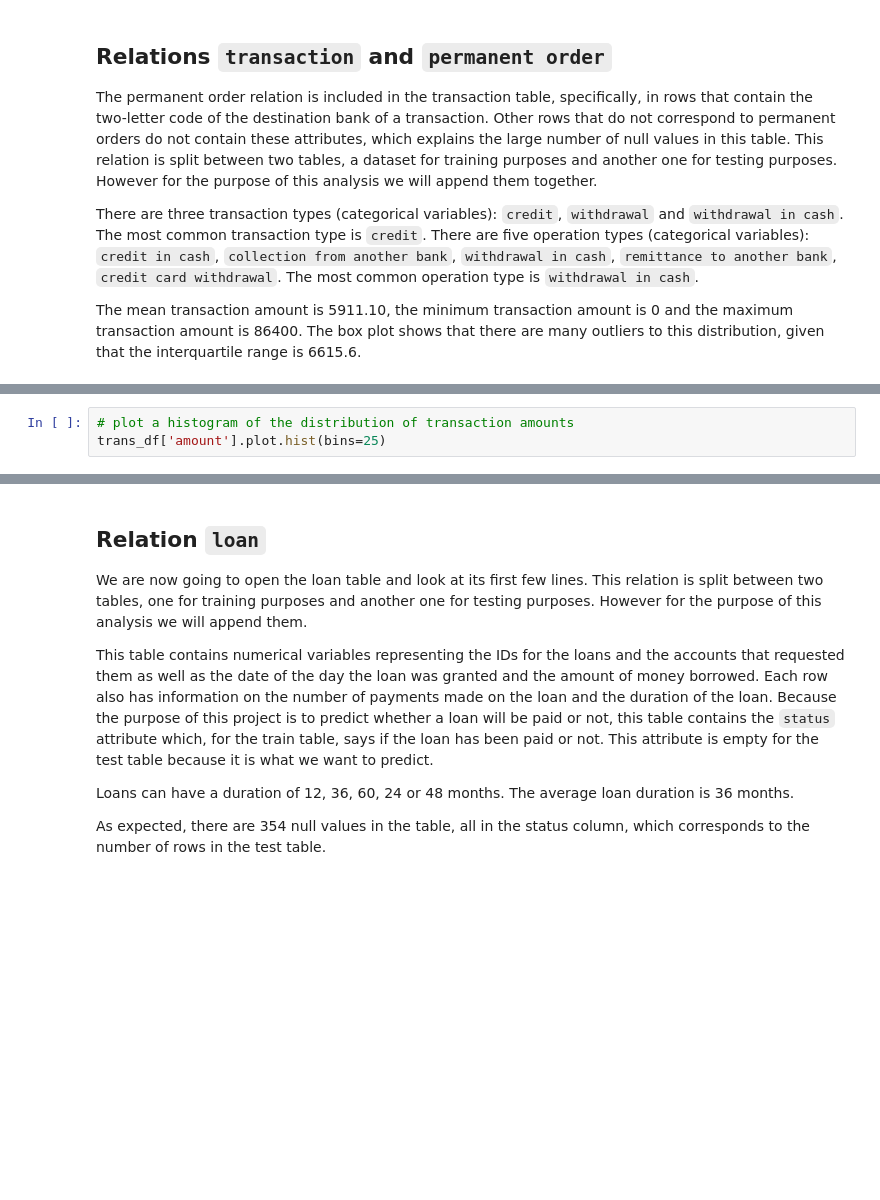
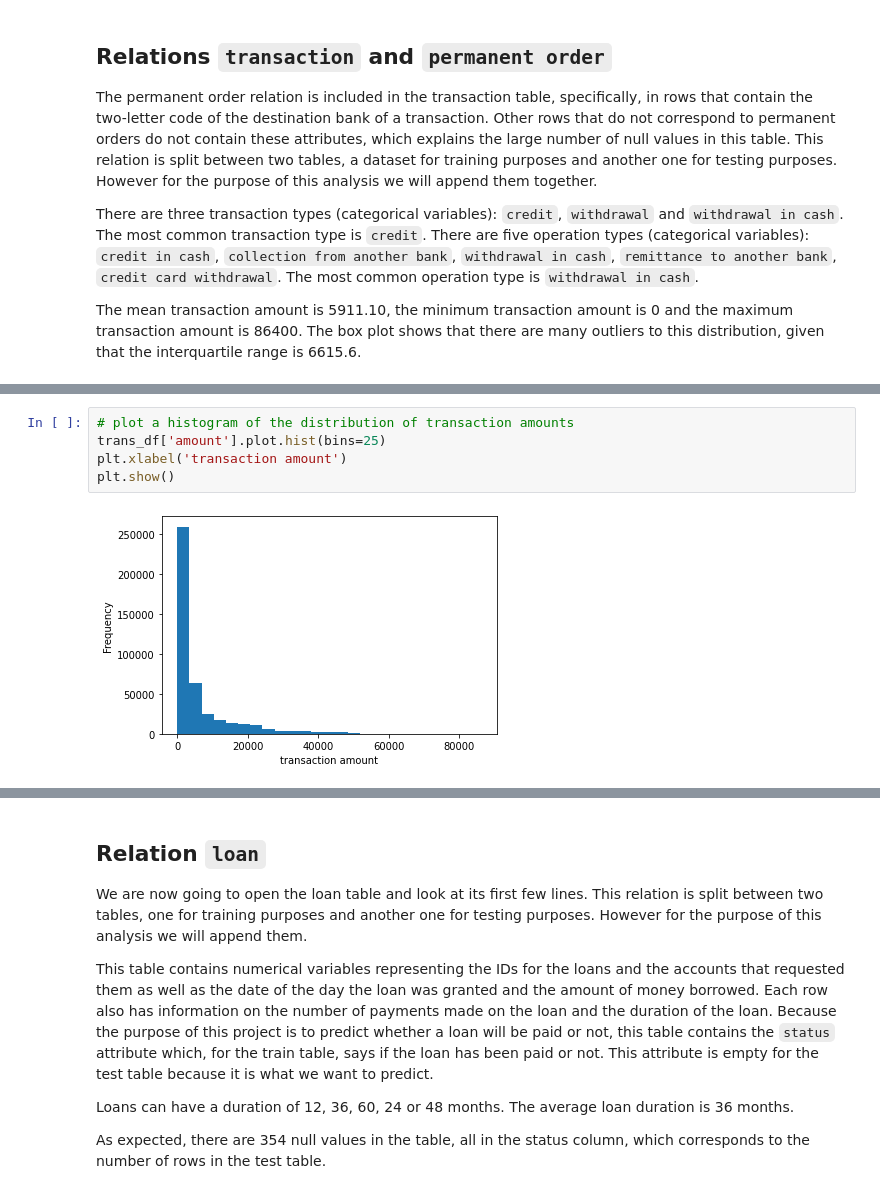
Before and after one commit to Goncalo101/FEUP-CAC, a Jupyter notebook: 02-Data-Understanding.ipynb, the cells around one changed output, grey strips where cells are left out. Cells and saved outputs as stored; diff of their text form; blank space fills up the shorter version.

Commit message:
added more charts and data interpretation

```diff
--- a/02-Data-Understanding.ipynb
+++ b/02-Data-Understanding.ipynb
@@ -150,6 +273,10 @@ trans_df['amount'].describe()
 # %%
 # plot a histogram of the distribution of transaction amounts
 trans_df['amount'].plot.hist(bins=25)
+plt.xlabel('transaction amount')
+plt.show()
+# %% [output]
+[figure, added]
 # %%
 # draw a boxplot of the distribution of transaction amounts
 trans_df['amount'].plot.box()
```
Also changed, not shown: parts of 48 cells of this notebook.
